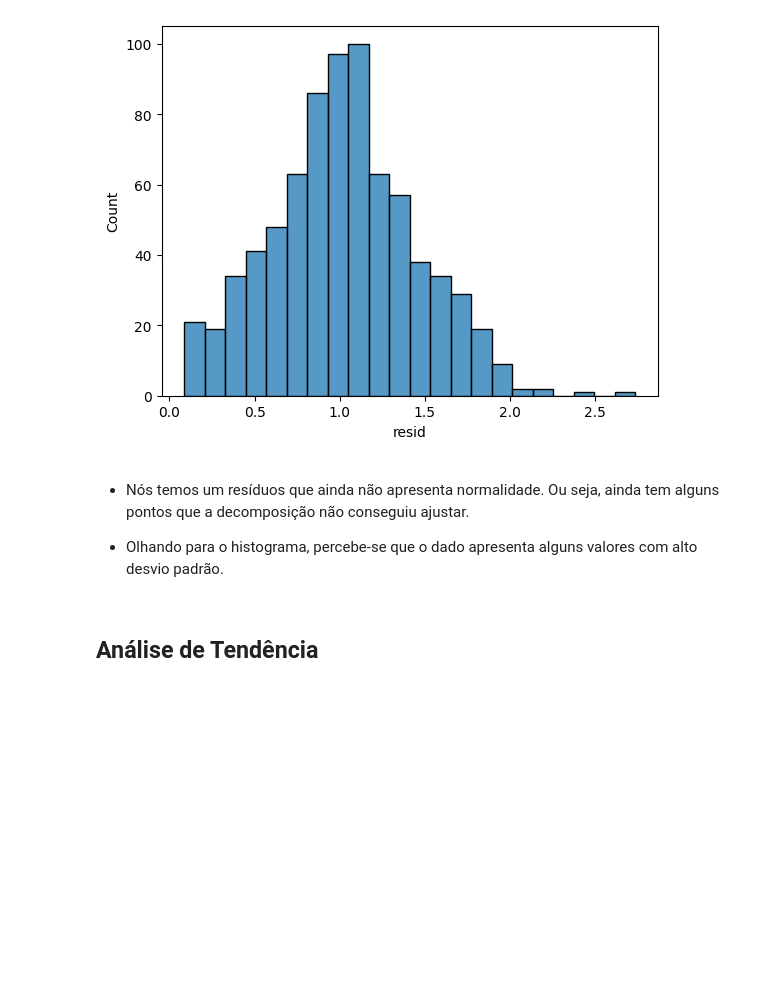
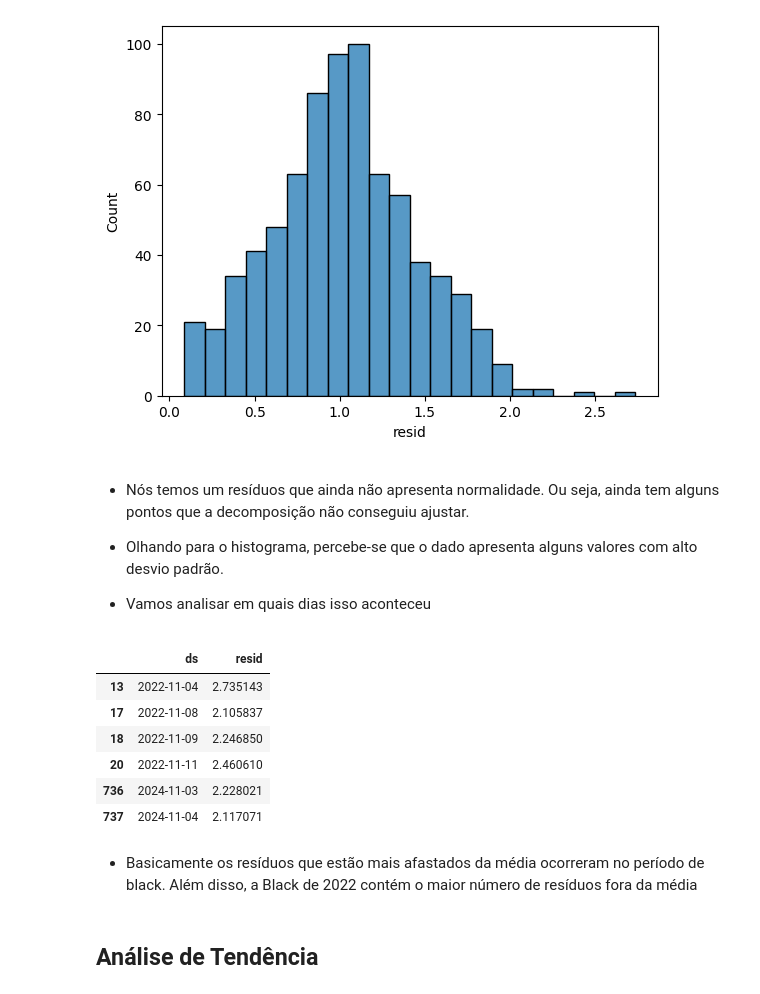
Before and after one commit to mateusalmeida11/mlops-forecast, a Jupyter notebook: notebooks/eda_for_ts.ipynb, the cells around one changed output. Saved outputs shown, nothing was run; the diff lists cells and outputs as text; code cells hidden in the pictures; blank space fills up the shorter version.

```diff
--- a/notebooks/eda_for_ts.ipynb
+++ b/notebooks/eda_for_ts.ipynb
@@ -381,6 +445,20 @@ plt.show()
 - Nós temos um resíduos que ainda não apresenta normalidade. Ou seja, ainda tem alguns pontos que a decomposição não conseguiu ajustar.
 
 - Olhando para o histograma, percebe-se que o dado apresenta alguns valores com alto desvio padrão.
+
+- Vamos analisar em quais dias isso aconteceu
+# %%
+residuos.loc[residuos['resid'] >= 2.0, :]
+# %% [output]
+|  | ds | resid |
+| 13 | 2022-11-04 | 2.735143 |
+| 17 | 2022-11-08 | 2.105837 |
+| 18 | 2022-11-09 | 2.246850 |
+| 20 | 2022-11-11 | 2.460610 |
+| 736 | 2024-11-03 | 2.228021 |
+| 737 | 2024-11-04 | 2.117071 |
+# %% [markdown]
+- Basicamente os resíduos que estão mais afastados da média ocorreram no período de black. Além disso, a Black de 2022 contém o maior número de resíduos fora da média
 # %% [markdown]
 ## Análise de Tendência
 # %%
```
Also changed, not shown: parts of 8 cells of this notebook.
